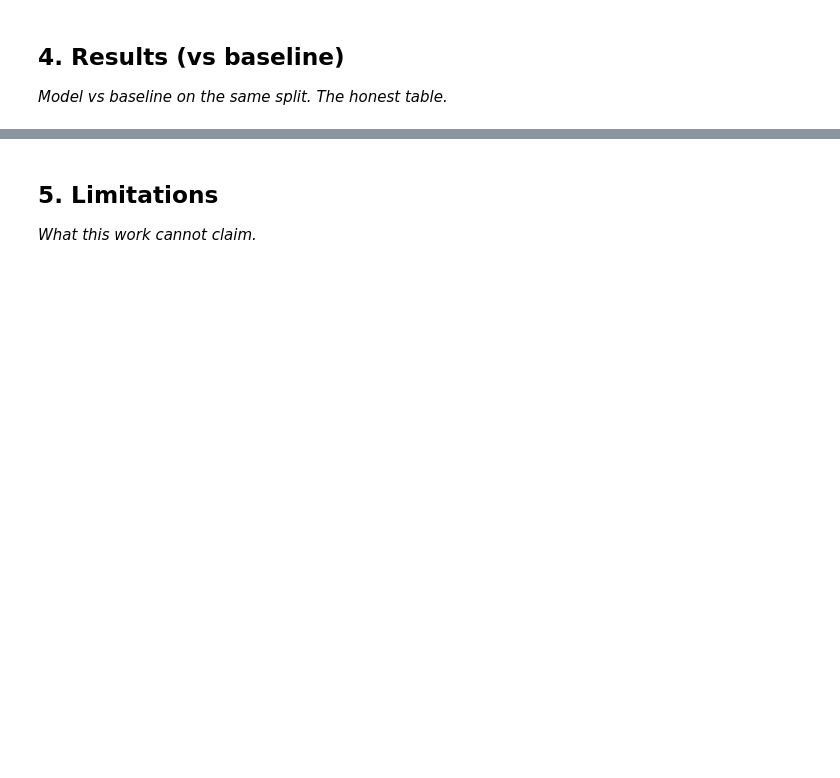
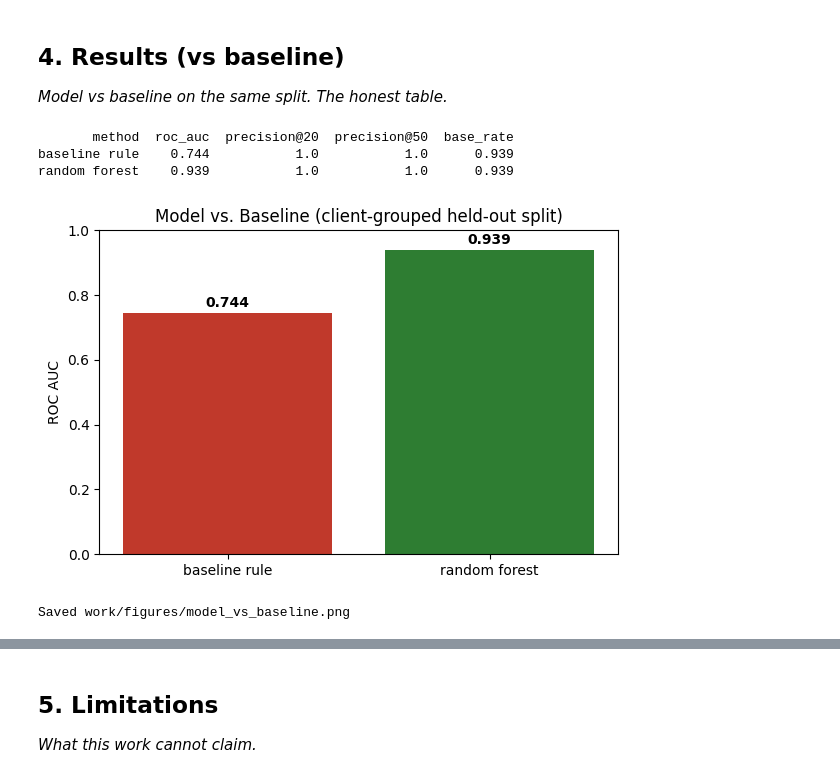
Before and after one commit to Yumna-Zafar/flyrank-ml-internship, a Jupyter notebook: work/notebooks/capstone.ipynb, the cells around one changed output, grey strips where cells are left out. Drawn from its saved outputs; the diff is of its cells as text; code cells hidden in the pictures; blank space fills up the shorter version.

```diff
--- a/work/notebooks/capstone.ipynb
+++ b/work/notebooks/capstone.ipynb
@@ -22,3 +213,48 @@ This skeleton is yours to fill. Work the sections **in order** — each one has
 ## 4. Results (vs baseline)
 
 *Model vs baseline on the same split. The honest table.*
+# %%
+def precision_at_k(scores, labels, k):
+    order = np.argsort(-np.asarray(scores))
+    return np.asarray(labels)[order[:k]].mean()
+
+test["baseline_score"] = (
+    (test["avg_position_mar"] > 10).astype(int)
+    * (test["impressions_mar"] >= 500).astype(int)
+    * test["impressions_mar"]
+)
+
+y_te = test["declined_next_month"]
+results = []
+for name, scores in [("baseline rule", test["baseline_score"]),
+                       ("random forest", test["decline_probability"])]:
+    row = {"method": name, "roc_auc": round(roc_auc_score(y_te, scores), 3)}
+    for k in (20, 50):
+        row[f"precision@{k}"] = round(precision_at_k(scores, y_te.values, k), 3)
+    results.append(row)
+
+comparison = pd.DataFrame(results)
+comparison["base_rate"] = round(y_te.mean(), 3)
+print(comparison.to_string(index=False))
+comparison.to_csv("work/outputs/final_comparison_table.csv", index=False)
+# %% [output]
+       method  roc_auc  precision@20  precision@50  base_rate
+baseline rule    0.744           1.0           1.0      0.939
+random forest    0.939           1.0           1.0      0.939
+# %%
+fig, ax = plt.subplots(figsize=(6, 4))
+methods = comparison["method"]
+aucs = comparison["roc_auc"]
+ax.bar(methods, aucs, color=["#c0392b", "#2e7d32"])
+ax.set_ylabel("ROC AUC")
+ax.set_ylim(0, 1)
+ax.set_title("Model vs. Baseline (client-grouped held-out split)")
+for i, v in enumerate(aucs):
+    ax.text(i, v + 0.02, f"{v:.3f}", ha="center", fontweight="bold")
+plt.tight_layout()
+plt.savefig("work/figures/model_vs_baseline.png", dpi=150)
+plt.show()
+print("Saved work/figures/model_vs_baseline.png")
+# %% [output]
+[figure, added]
+Saved work/figures/model_vs_baseline.png
```
Also changed, not shown: parts of 19 cells of this notebook.
